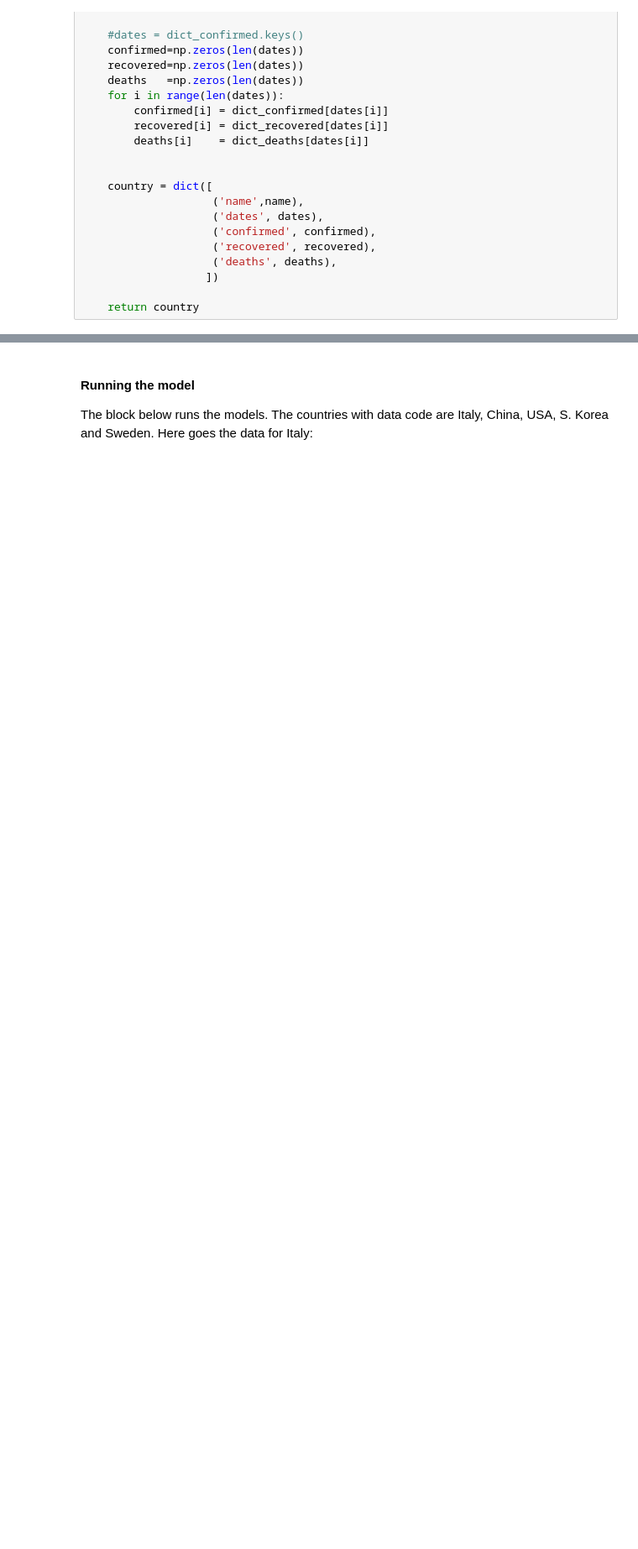
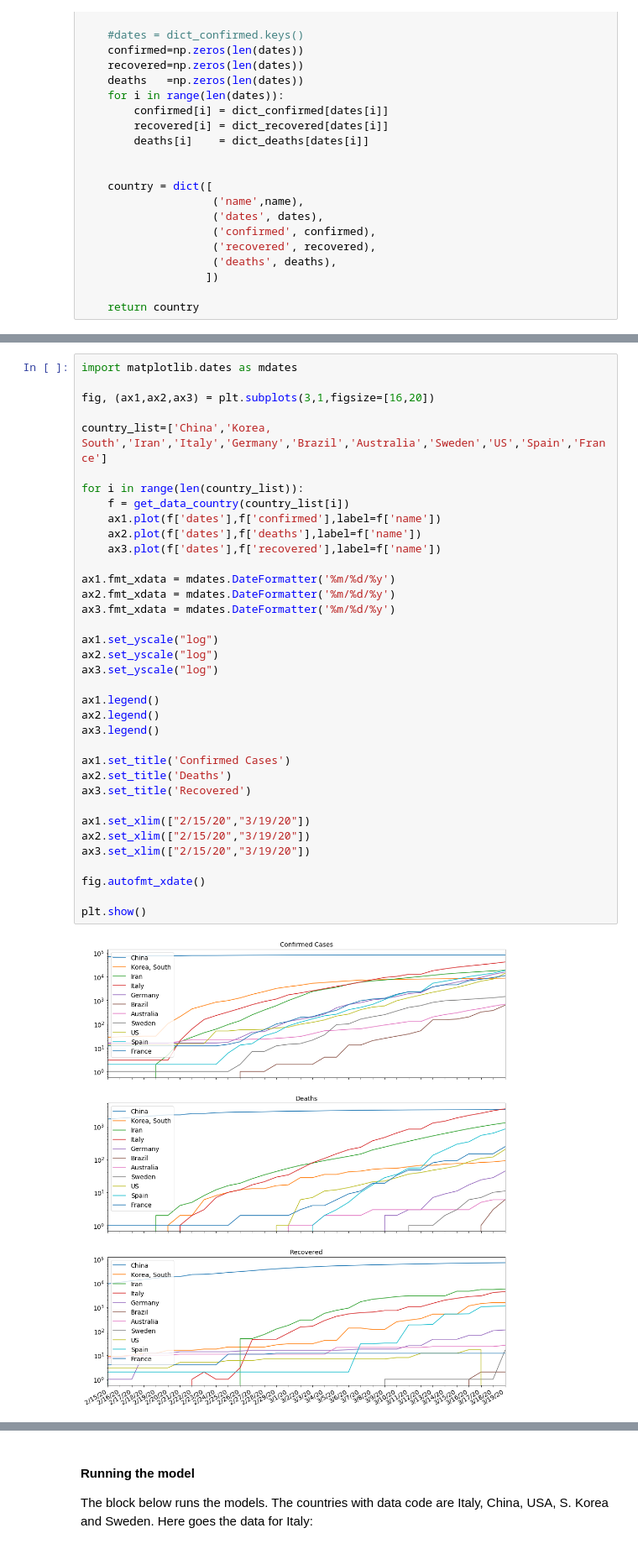
Before and after one commit to wlyra/covid19, a Jupyter notebook: covid19.ipynb, the cells around one changed output, grey strips where cells are left out. Shown at 84% size. Cells and saved outputs as stored; diff of their text form; blank space fills up the shorter version.

```diff
--- a/covid19.ipynb
+++ b/covid19.ipynb
@@ -267,3 +195,41 @@ plt.show()
+# %%
+import matplotlib.dates as mdates
+
+fig, (ax1,ax2,ax3) = plt.subplots(3,1,figsize=[16,20])
+
+country_list=['China','Korea, South','Iran','Italy','Germany','Brazil','Australia','Sweden','US','Spain','France']
+
+for i in range(len(country_list)):
+    f = get_data_country(country_list[i])
+    ax1.plot(f['dates'],f['confirmed'],label=f['name'])
+    ax2.plot(f['dates'],f['deaths'],label=f['name'])
+    ax3.plot(f['dates'],f['recovered'],label=f['name'])
+
+ax1.fmt_xdata = mdates.DateFormatter('%m/%d/%y')
+ax2.fmt_xdata = mdates.DateFormatter('%m/%d/%y')
+ax3.fmt_xdata = mdates.DateFormatter('%m/%d/%y')
+
+ax1.set_yscale("log")
+ax2.set_yscale("log")
+ax3.set_yscale("log")
+
+ax1.legend()
+ax2.legend()
+ax3.legend()
+
+ax1.set_title('Confirmed Cases')
+ax2.set_title('Deaths')
+ax3.set_title('Recovered')
+
+ax1.set_xlim(["2/15/20","3/19/20"])
+ax2.set_xlim(["2/15/20","3/19/20"])
+ax3.set_xlim(["2/15/20","3/19/20"])
+
+fig.autofmt_xdate()
+
+plt.show()
+# %% [output]
+[figure, added]
 # %% [markdown]
 ### Death rate
 
```
Also changed, not shown: parts of 13 cells of this notebook.
